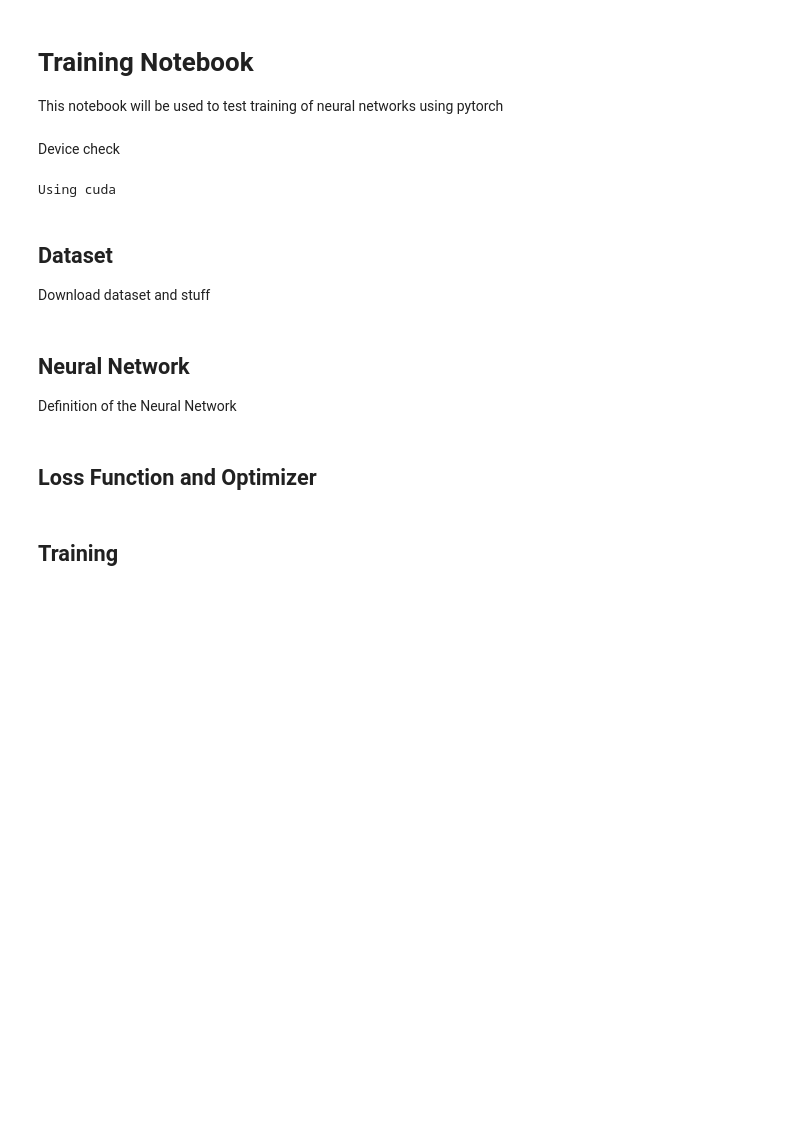
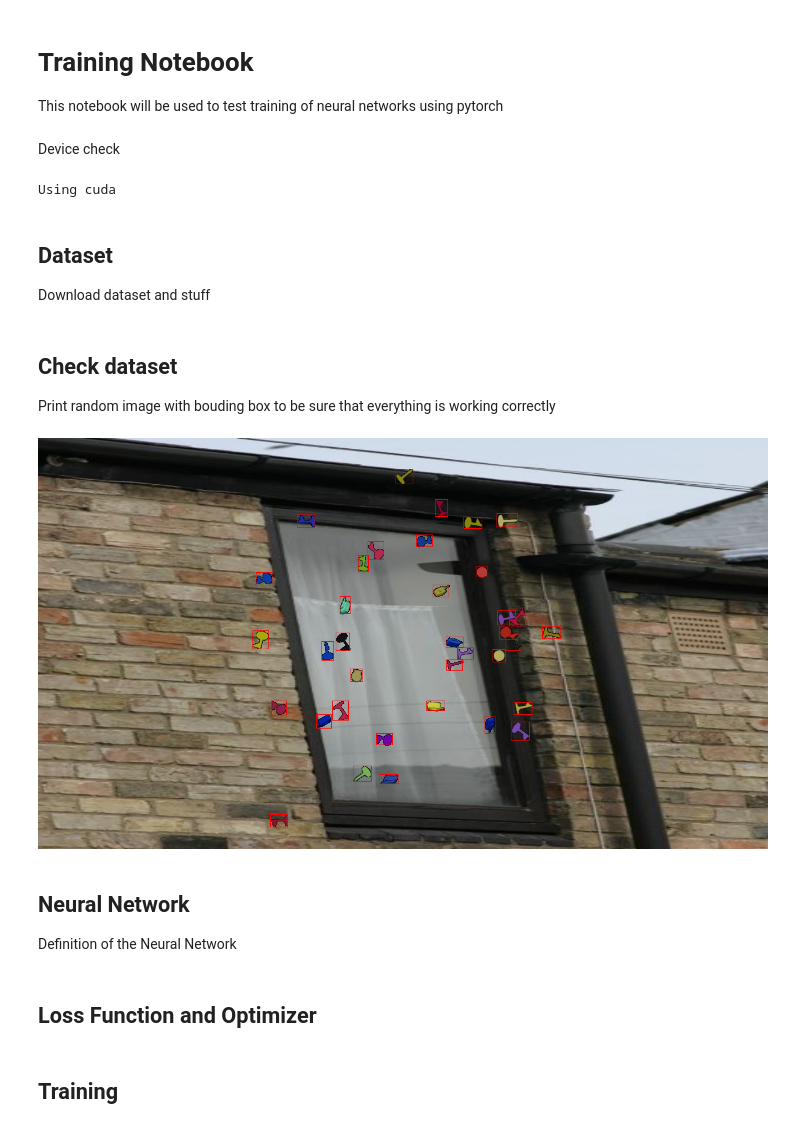
Before and after one commit to maxb998/DeepLearning-Project_V2, a Jupyter notebook: PytorchTrainingTests.ipynb, the cells around one changed output. Saved outputs shown, nothing was run; the diff lists cells and outputs as text; code cells hidden in the pictures; blank space fills up the shorter version.

Commit message:
Added stuff to print bboxes on images and dataset support scripts

```diff
--- a/PytorchTrainingTests.ipynb
+++ b/PytorchTrainingTests.ipynb
@@ -49,7 +50,7 @@ class RisikoDataset(torch.utils.data.Dataset):
     def __len__(self) -> int:
         return len(self.images)
 
-    def __getitem__(self, idx:int) -> tuple[Image.Image, dict]:
+    def __getitem__(self, idx:int) -> tuple[torch.Tensor, dict]:
         annotations_file_data = np.genfromtxt(fname= self.annots_dir + "/" + self.annotations[idx], delimiter=' ', dtype=np.float32)
         classes, bboxes = np.hsplit(annotations_file_data, np.array([1]))
 
@@ -64,26 +65,51 @@ class RisikoDataset(torch.utils.data.Dataset):
 
         return img, output_dict
 # %%
-data_transform = transforms.Compose([
+img_to_tensor = transforms.Compose([
     #transforms.Resize(size=(500,500)),
-    transforms.ToTensor()
+    transforms.PILToTensor()
 ])
 
 batch_size = 50
 
-dataset_path = "./data/synthetic_dataset_1080p"
+dataset_path = "./data/risiko_dataset"
 
-train_set = RisikoDataset(dataset_dir=dataset_path, mode="train", transform=data_transform)
-val_set = RisikoDataset(dataset_dir=dataset_path, mode="val", transform=data_transform)
-test_set = RisikoDataset(dataset_dir=dataset_path, mode="test", transform=data_transform)
+train_set = RisikoDataset(dataset_dir=dataset_path, mode="train", transform=img_to_tensor)
+val_set = RisikoDataset(dataset_dir=dataset_path, mode="val", transform=img_to_tensor)
+test_set = RisikoDataset(dataset_dir=dataset_path, mode="test", transform=img_to_tensor)
 
 train_loader = torch.utils.data.DataLoader(train_set, batch_size=batch_size, shuffle=True, num_workers=4)
 val_loader = torch.utils.data.DataLoader(val_set, batch_size=batch_size, shuffle=False, num_workers=4)
 test_loader = torch.utils.data.DataLoader(test_set, batch_size=batch_size, shuffle=False, num_workers=4)
-
-#img, labels = trainset.__getitem__(100)
-
-#print(train_set.__getitem__(100)[1])
+# %% [markdown]
+## Check dataset ##
+Print random image with bouding box to be sure that everything is working correctly
+# %%
+def draw_bboxes_on_image(dataset: RisikoDataset, index:int):
+    img, labels = dataset.__getitem__(index)
+    tensor_to_img = transforms.Compose([transforms.ToPILImage()])
+    img = tensor_to_img(img)
+    bboxes: torch.Tensor = labels["boxes"]
+
+    img_draw = ImageDraw.Draw(img)
+    bboxes = bboxes * torch.tensor([1280,720,1280,720])
+
+    for i in range(bboxes.shape[0]):
+        bbox = bboxes[i]
+
+        x0 = bbox[0] - bbox[2] / 2
+        x1 = bbox[0] + bbox[2] / 2
+        y0 = bbox[1] - bbox[3] / 2
+        y1 = bbox[1] + bbox[3] / 2
+
+        img_draw.rectangle([x0, y0, x1, y1], outline="red")
+
+    display(img)
+
+
+draw_bboxes_on_image(train_set, random.randint(0, len(train_set)-1))
+# %% [output]
+[figure, added]
 # %% [markdown]
 ## Neural Network ##
 Definition of the Neural Network
```
Also changed, not shown: parts of 1 cell of this notebook, 2 other files.
